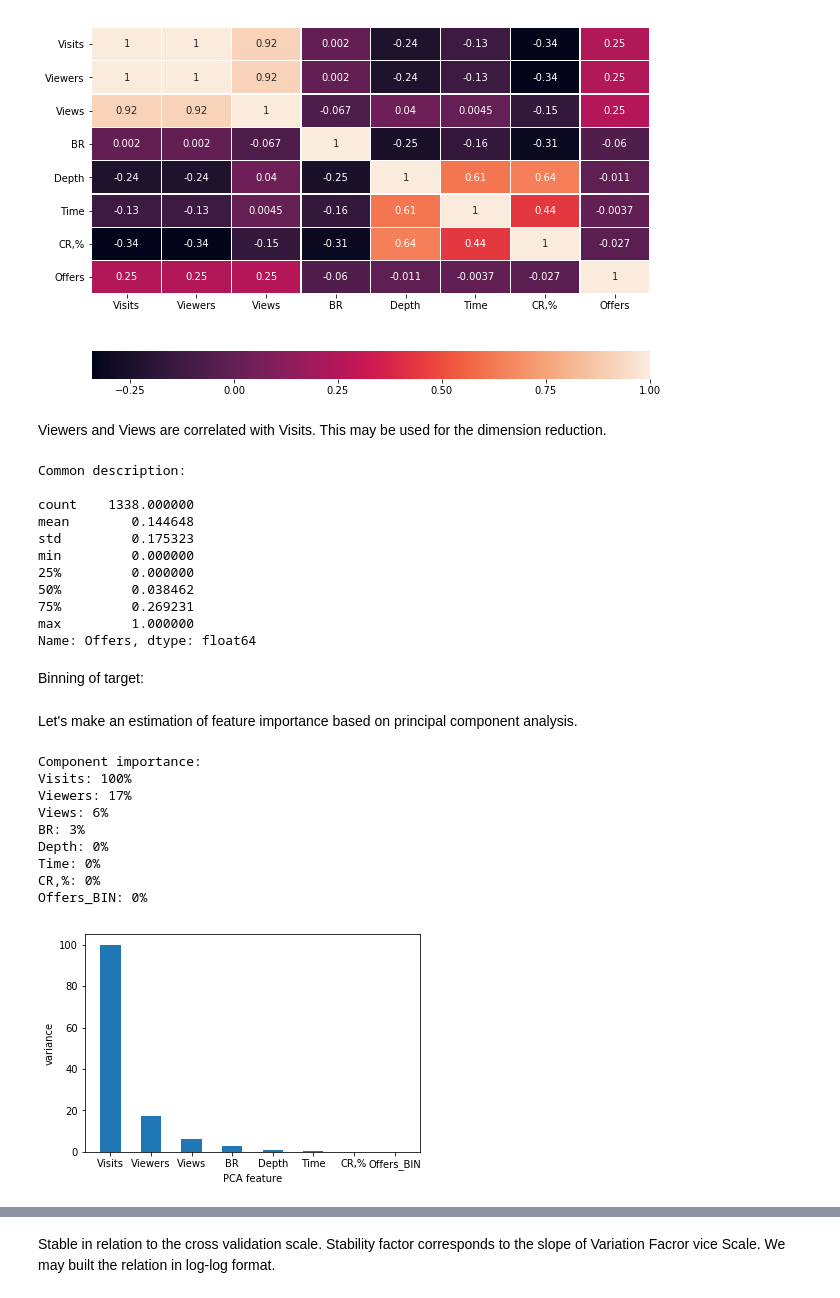
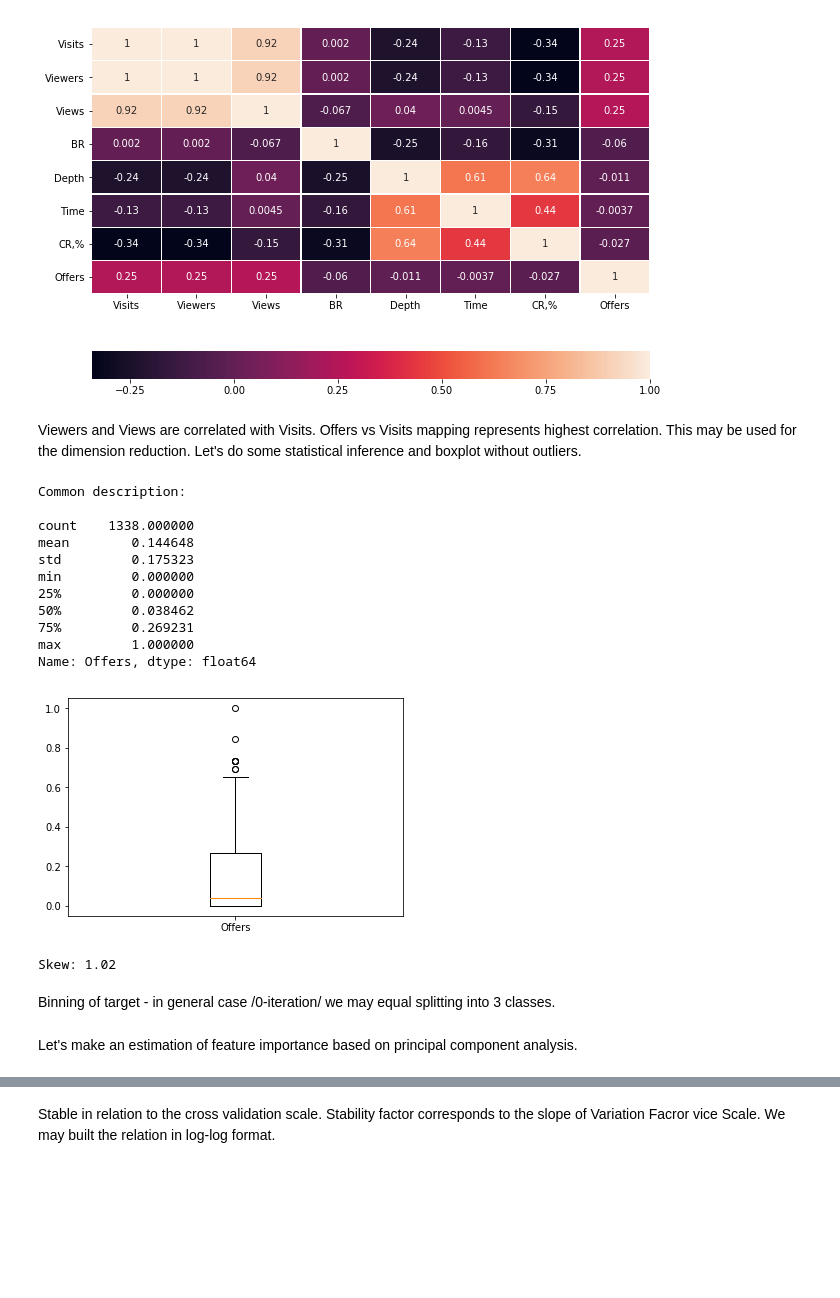
Before and after one commit to SergeyKamenshchikov/MARKETING, a Jupyter notebook: web_ml_new.ipynb, the cells around one changed output, grey strips where cells are left out. Saved outputs shown, nothing was run; the diff lists cells and outputs as text; code cells hidden in the pictures; blank space fills up the shorter version.

```diff
--- a/web_ml_new.ipynb
+++ b/web_ml_new.ipynb
@@ -138,24 +141,35 @@ cormap(df)
 # %% [output]
 [figure]
 # %% [markdown]
-Viewers and Views are correlated with Visits. This may be used for the dimension reduction.
+Viewers and Views are correlated with Visits. Offers vs Visits mapping represents highest correlation. This may be used for the dimension reduction. Let's do some statistical inference and boxplot without outliers.
-# %%
-description=df['Offers'].describe()
-print('Common description:\n')
-print(description)
-# %% [output]
-Common description:
-
-count    1338.000000
-mean        0.144648
-std         0.175323
-min         0.000000
-25%         0.000000
-50%         0.038462
-75%         0.269231
-max         1.000000
-Name: Offers, dtype: float64
-# %% [markdown]
-Binning of target:
+# %%
+description=df['Offers'].describe()
+print('Common description:\n')
+print(description)
+
+fig=plt.figure()
+ax=fig.add_subplot(111)
+plt.boxplot([df['Offers']])
+ax.set_xticklabels(['Offers'])
+plt.show()
+
+skew=df['Offers'].skew()
+print('Skew:',round(skew,2))
+# %% [output]
+Common description:
+
+count    1338.000000
+mean        0.144648
+std         0.175323
+min         0.000000
+25%         0.000000
+50%         0.038462
+75%         0.269231
+max         1.000000
+Name: Offers, dtype: float64
+[figure, added]
+Skew: 1.02
+# %% [markdown]
+Binning of target - in general case /0-iteration/ we may equal splitting into 3 classes.
 # %%
 df_binary=df.copy()
@@ -163,17 +177,3 @@ df_binary['Offers_BIN']=get_class(df_binary['Offers'])
 del df_binary['Offers']
 # %% [markdown]
 Let's make an estimation of feature importance based on principal component analysis.
-# %%
-column_names=df_binary.columns
-pca(column_names,df_binary)
-# %% [output]
-Component importance:
-Visits: 100%
-Viewers: 17%
-Views: 6%
-BR: 3%
-Depth: 0%
-Time: 0%
-CR,%: 0%
-Offers_BIN: 0%
-[figure, removed]
```
Also changed, not shown: parts of 27 cells of this notebook.
